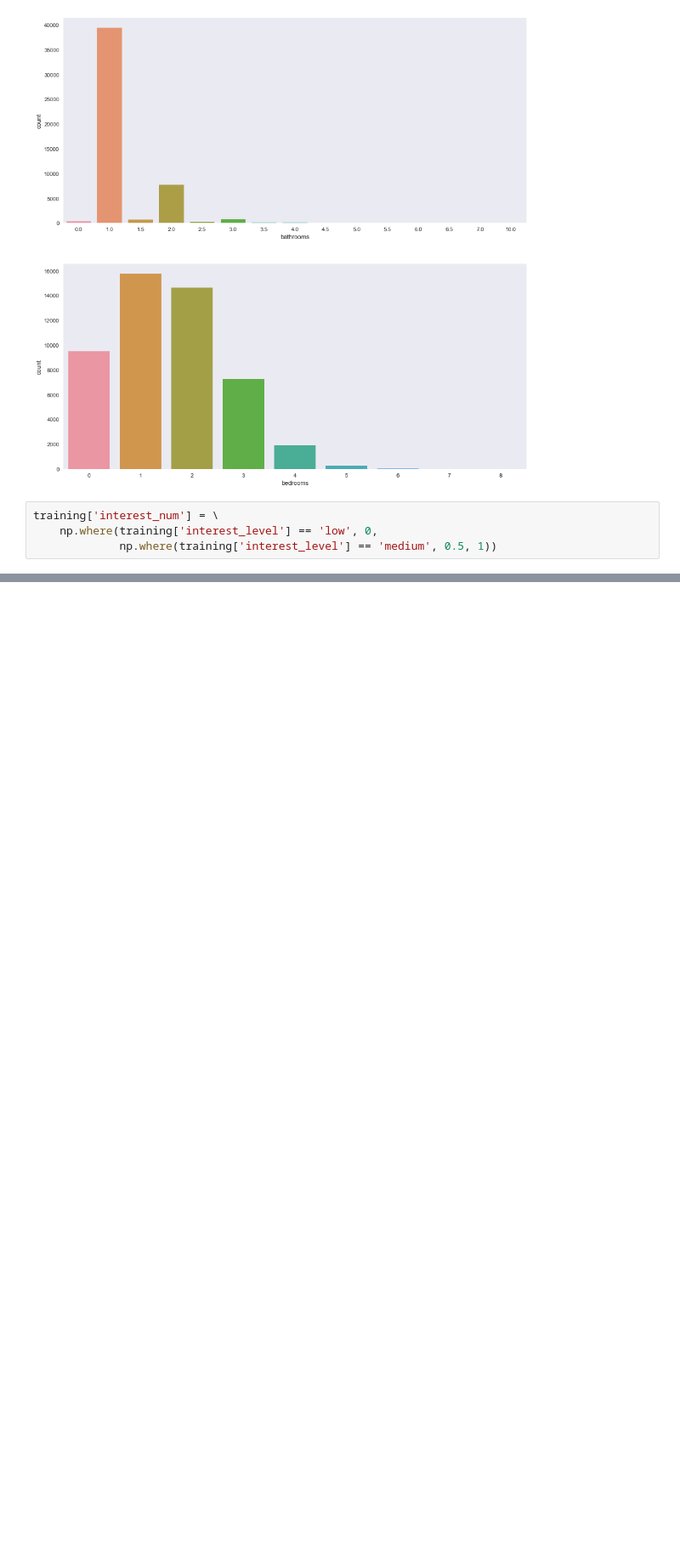
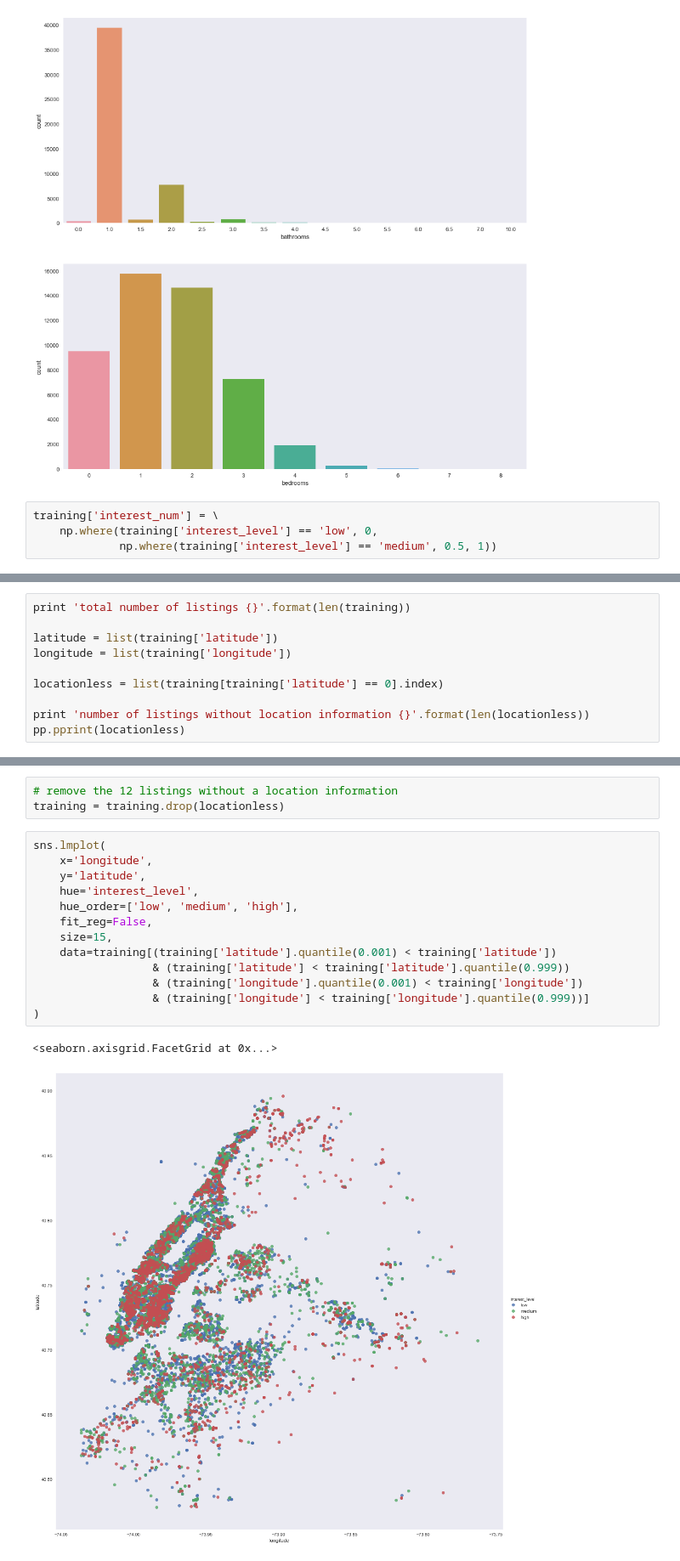
Before and after one commit to walter090/2sigma_rental, a Jupyter notebook: 2sigma_rental/rental.ipynb, the cells around one changed output, grey strips where cells are left out. Shown at 85% size. Drawn from its saved outputs; the diff is of its cells as text; blank space fills up the shorter version.

```diff
--- a/2sigma_rental/rental.ipynb
+++ b/2sigma_rental/rental.ipynb
@@ -101,0 +152,10 @@ sns.pointplot(x='bedrooms', y='interest_num', data=training, ax=plt.subplot(212)
+# %%
+print 'total number of listings {}'.format(len(training))
+
+latitude = list(training['latitude'])
+longitude = list(training['longitude'])
+
+locationless = list(training[training['latitude'] == 0].index)
+
+print 'number of listings without location information {}'.format(len(locationless))
+pp.pprint(locationless)
@@ -101,0 +177,19 @@ sns.pointplot(x='bedrooms', y='interest_num', data=training, ax=plt.subplot(212)
+# %%
+# remove the 12 listings without a location information
+training = training.drop(locationless)
+# %%
+sns.lmplot(
+    x='longitude',
+    y='latitude',
+    hue='interest_level',
+    hue_order=['low', 'medium', 'high'],
+    fit_reg=False,
+    size=15,
+    data=training[(training['latitude'].quantile(0.001) < training['latitude'])
+                  & (training['latitude'] < training['latitude'].quantile(0.999))
+                  & (training['longitude'].quantile(0.001) < training['longitude'])
+                  & (training['longitude'] < training['longitude'].quantile(0.999))]
+)
+# %% [output]
+<seaborn.axisgrid.FacetGrid at 0x...>
+[figure, added]
```
Also changed, not shown: parts of 20 cells of this notebook.
